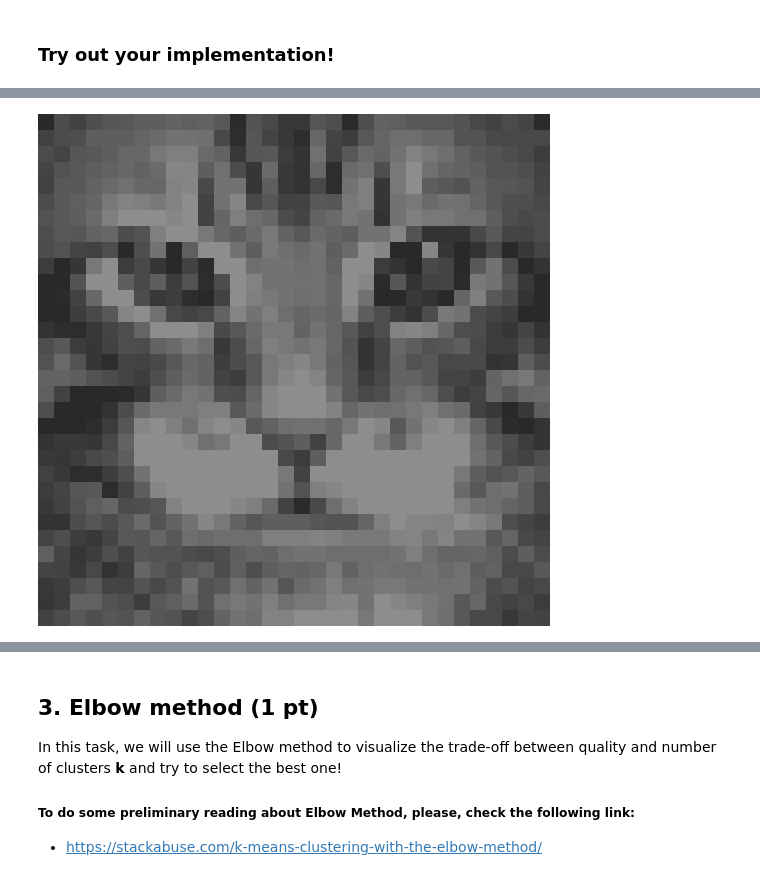
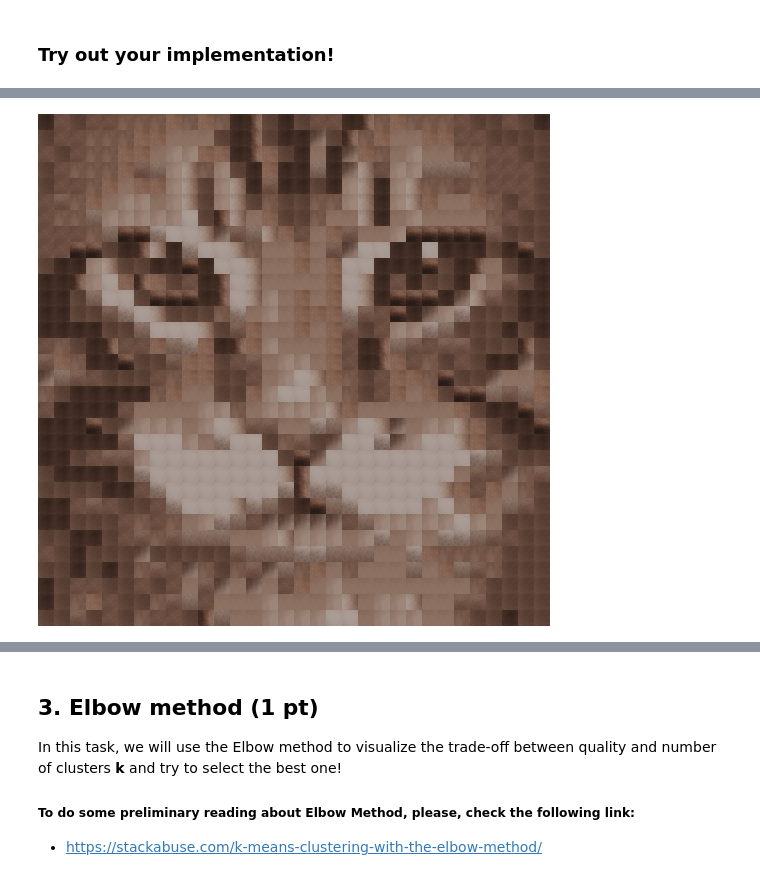
Before and after one commit to artoriusss/ML-projects, a Jupyter notebook: hw1-task1-image compression.ipynb, the cells around one changed output, grey strips where cells are left out. Drawn from its saved outputs; the diff is of its cells as text; code cells hidden in the pictures.

```diff
--- a/hw1-task1-image compression.ipynb
+++ b/hw1-task1-image compression.ipynb
@@ -257,4 +218,8 @@ KeyboardInterrupt:
-# %%
-visualize_patches(predicted.reshape(-1,3,m,m))
-# %% [output]
-[figure, removed]
+# %%
+# initialize KMeans algo "cosine"
+kmeans = KMeans(15, data.shape[-1], max_iter=400, dist_metric="manhattan")
+centroids = kmeans.fit(data)
+predicted = kmeans.predict(data, centroids)
+visualize_patches(predicted.reshape(-1,3,m,m))
+# %% [output]
+[figure, added]
```
Also changed, not shown: parts of 24 cells of this notebook.
